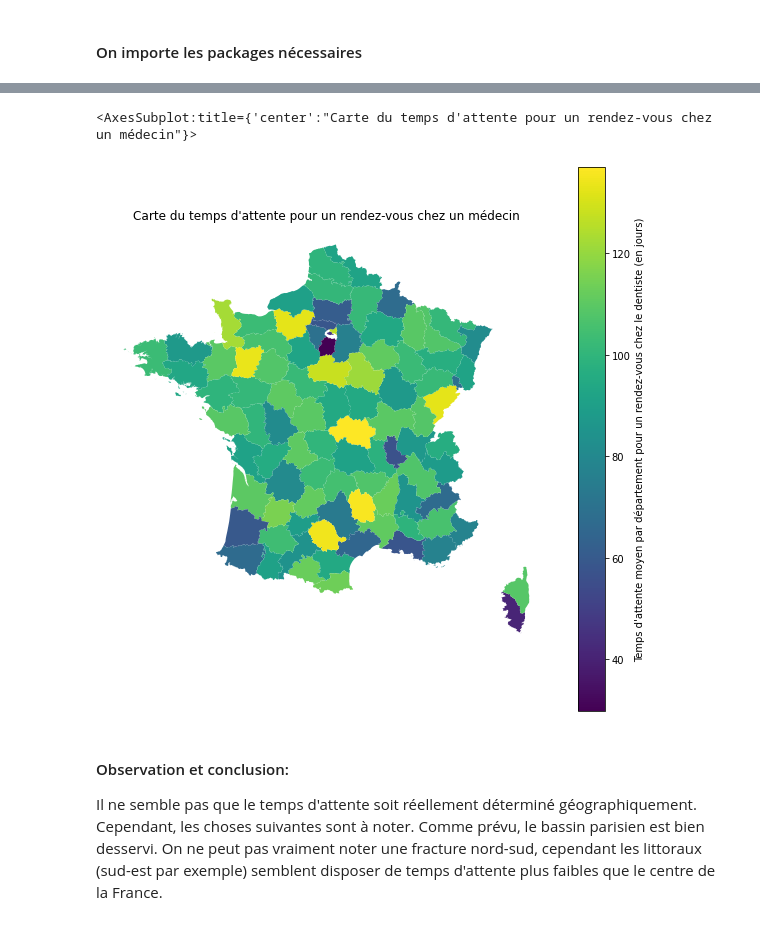
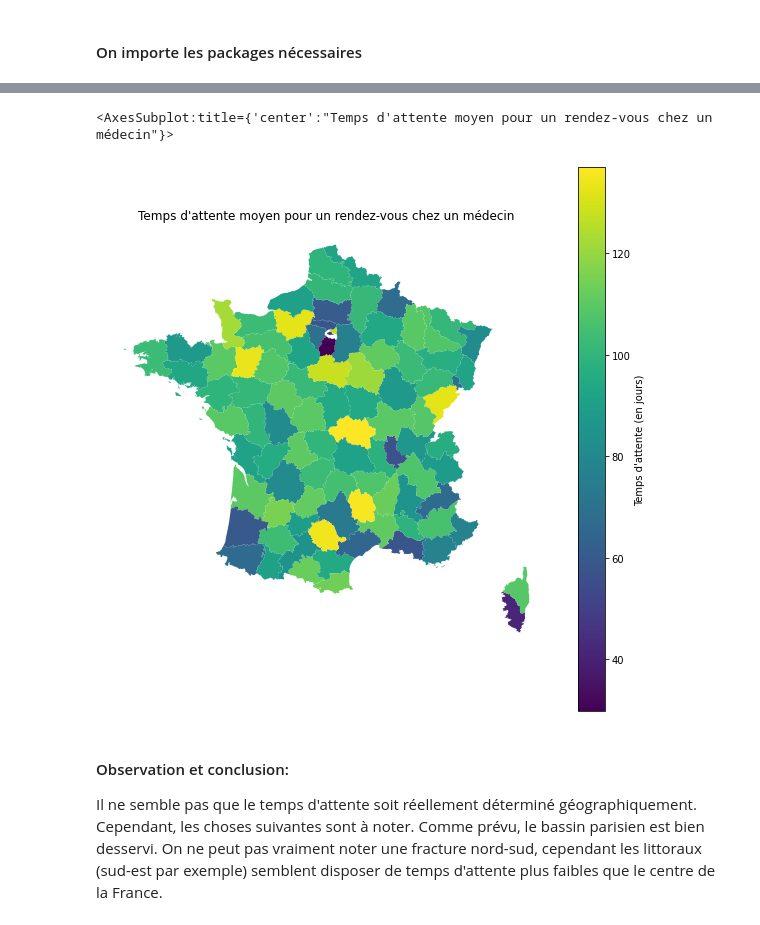
Before and after one commit to katossky/desert-medical, a Jupyter notebook: report_4-01.ipynb, the cells around one changed output, grey strips where cells are left out. Drawn from its saved outputs; the diff is of its cells as text; code cells hidden in the pictures.

```diff
--- a/report_4-01.ipynb
+++ b/report_4-01.ipynb
@@ -1403,4 +1223,5 @@ communes = communes.rename(columns={'nom': 'nom_commune'})
 # %%
-temps_att=pd.read_csv("data/2-1-waiting-time-temp.csv")
-temps_att=temps_att.rename(columns={'City': 'nom_commune'}) # On modifie le nom de la colomne pour pouvoir merge dessus
-communes_att2=pd.merge(communes,temps_att,on='nom_commune',how='left')
+temps_att = pd.read_csv("data/2-1-waiting-time-temp.csv")
+temps_att = temps_att.rename(columns={'Territoire': 'nom_commune'}) # On modifie le nom de la colomne pour pouvoir merge dessus
+
+communes_att2 = pd.merge(communes, temps_att,on='nom_commune',how='left')
@@ -1428,16 +1269,22 @@ ax
 # %%
-communes_att2['att_moyenne_2'] = communes_att2[['Dentist', 'Dermatologist','GP','Gynécologist','Ophtalmologist','Pédiatrician']].mean(axis=1)
+communes_att2['att_moyenne_2'] = communes_att2[
+    ['Dentiste', 'Dermatologue','Généraliste','Gynécologue','Ophtalmologue','Pédiatre']
+].mean(axis=1)
 # %%
 fig,ax = plt.subplots(figsize=(10, 10))
 
-communes_att2[communes_att2.dep != "97"].dissolve(by='dep', aggfunc='mean').plot(ax = ax, column = "att_moyenne_2",legend=True,legend_kwds={'label': "Temps d'attente moyen par département pour un rendez-vous chez le dentiste (en jours)"})
+communes_att2[communes_att2.dep != "97"].dissolve(by='dep', aggfunc='mean').plot(
+    ax = ax,
+    column = "att_moyenne_2",
+    legend=True,
+    legend_kwds={'label': "Temps d'attente (en jours)"})
 ax.set_axis_off()
-ax.set_title("Carte du temps d'attente pour un rendez-vous chez un médecin")
+ax.set_title("Temps d'attente moyen pour un rendez-vous chez un médecin")
 
 ax
 # %% [output]
-<AxesSubplot:title={'center':"Carte du temps d'attente pour un rendez-vous chez un médecin"}>
+<AxesSubplot:title={'center':"Temps d'attente moyen pour un rendez-vous chez un médecin"}>
-[figure, old version]
+[figure, new version]
 # %% [markdown]
 #### Observation et conclusion:
 
```
Also changed, not shown: parts of 99 cells of this notebook, 23 other files.
